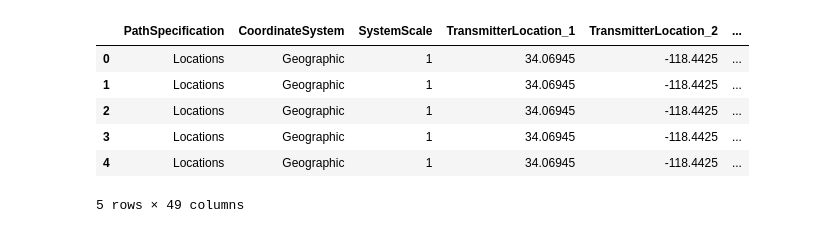
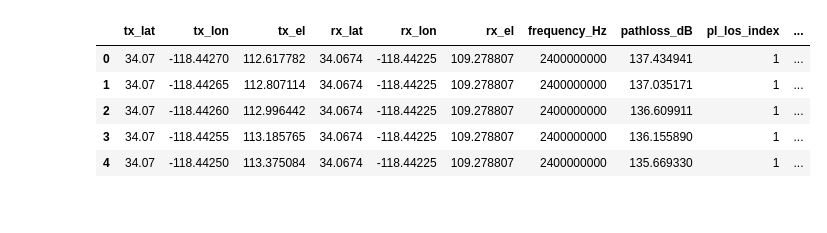
Before and after one commit to kmoy22/239_proj, a Jupyter notebook: mlp.ipynb, the cells around one changed output. Cells and saved outputs as stored; diff of their text form; code cells hidden in the pictures.

```diff
--- a/mlp.ipynb
+++ b/mlp.ipynb
@@ -22,13 +21,12 @@ from sklearn.pipeline import Pipeline
 from sklearn.metrics import r2_score
 # %%
 #Load Data
-data = pd.read_csv('./full_ray_data.csv')
+data = pd.read_csv('./pathloss_data.csv')
 data.head()
 # %% [output]
-|  | PathSpecification | CoordinateSystem | SystemScale | TransmitterLocation_1 | TransmitterLocation_2 | ... |
-| 0 | Locations | Geographic | 1 | 34.06945 | -118.4425 | ... |
-| 1 | Locations | Geographic | 1 | 34.06945 | -118.4425 | ... |
-| 2 | Locations | Geographic | 1 | 34.06945 | -118.4425 | ... |
-| 3 | Locations | Geographic | 1 | 34.06945 | -118.4425 | ... |
-| 4 | Locations | Geographic | 1 | 34.06945 | -118.4425 | ... |
+|  | tx_lat | tx_lon | tx_el | rx_lat | rx_lon | rx_el | frequency_Hz | pathloss_dB | pl_los_index | ... |
+| 0 | 34.07 | -118.44270 | 112.617782 | 34.0674 | -118.44225 | 109.278807 | 2400000000 | 137.434941 | 1 | ... |
+| 1 | 34.07 | -118.44265 | 112.807114 | 34.0674 | -118.44225 | 109.278807 | 2400000000 | 137.035171 | 1 | ... |
+| 2 | 34.07 | -118.44260 | 112.996442 | 34.0674 | -118.44225 | 109.278807 | 2400000000 | 136.609911 | 1 | ... |
+| 3 | 34.07 | -118.44255 | 113.185765 | 34.0674 | -118.44225 | 109.278807 | 2400000000 | 136.155890 | 1 | ... |
+| 4 | 34.07 | -118.44250 | 113.375084 | 34.0674 | -118.44225 | 109.278807 | 2400000000 | 135.669330 | 1 | ... |
-5 rows × 49 columns
```
Also changed, not shown: parts of 25 cells of this notebook, 2 other files.
